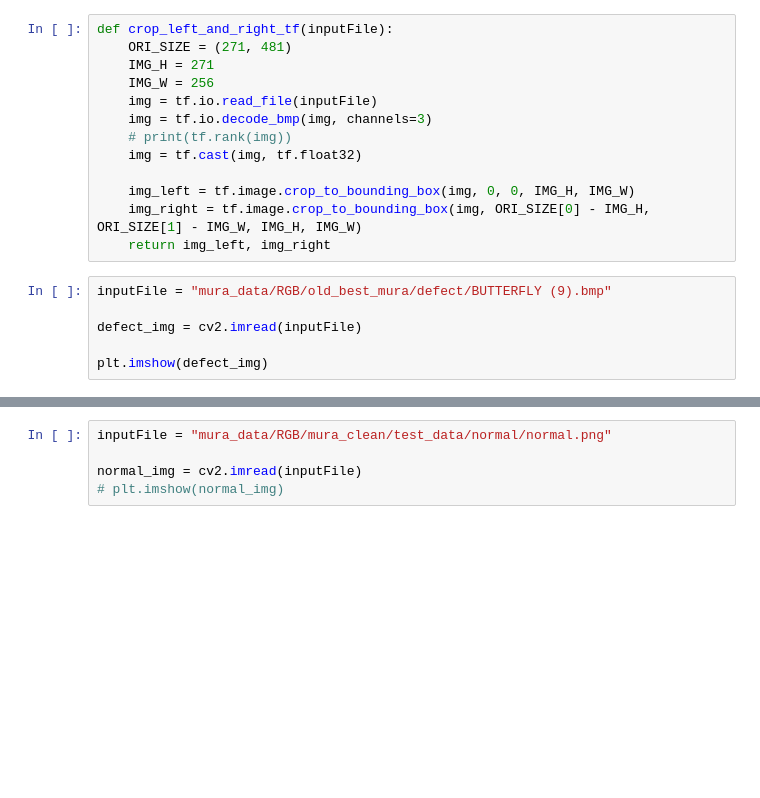
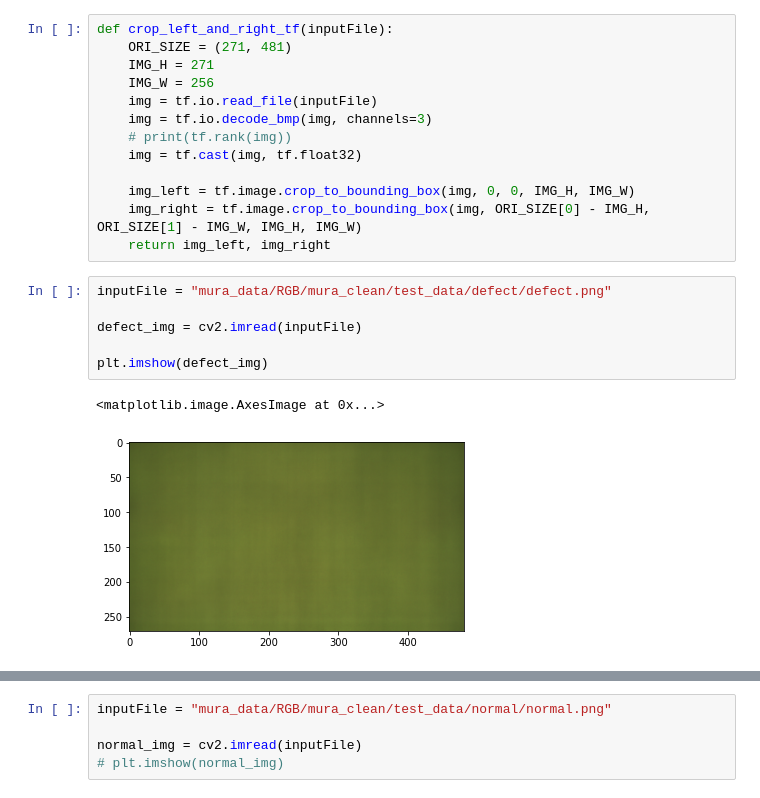
Before and after one commit to mrcaelumn/mura_detector, a Jupyter notebook: testing.ipynb, the cells around one changed output, grey strips where cells are left out. Saved outputs shown, nothing was run; the diff lists cells and outputs as text; blank space fills up the shorter version.

```diff
--- a/testing.ipynb
+++ b/testing.ipynb
@@ -129,11 +75,14 @@ def crop_left_and_right_tf(inputFile):
     img_right = tf.image.crop_to_bounding_box(img, ORI_SIZE[0] - IMG_H, ORI_SIZE[1] - IMG_W, IMG_H, IMG_W)
     return img_left, img_right
 # %%
-inputFile = "mura_data/RGB/old_best_mura/defect/BUTTERFLY (9).bmp"
+inputFile = "mura_data/RGB/mura_clean/test_data/defect/defect.png"
 
 defect_img = cv2.imread(inputFile)
 
 plt.imshow(defect_img)
+# %% [output]
+<matplotlib.image.AxesImage at 0x...>
+[figure, added]
 # %%
 # defect_img, grad_colored = contrast_depth_estimation(inputFile)
 # defect_img = homo_filter(inputFile)
```
Also changed, not shown: parts of 5 cells of this notebook, 3 other files.
